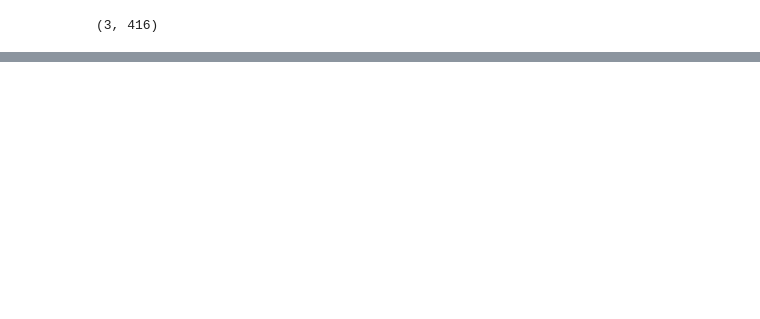
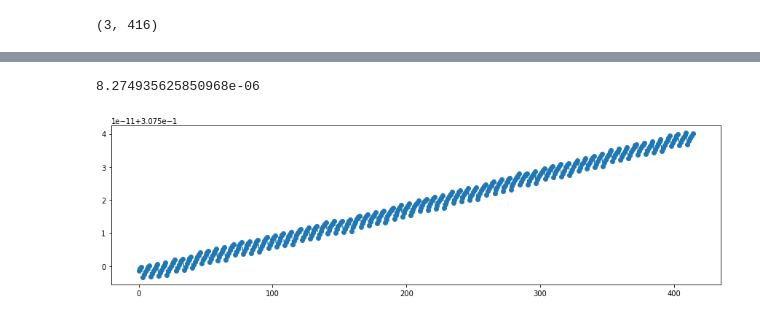
Before and after one commit to auduntre/FYS4150, a Jupyter notebook: Project 3/notebook/Mercury classical.ipynb, the cells around one changed output, grey strips where cells are left out. Cells and saved outputs as stored; diff of their text form; code cells hidden in the pictures; blank space fills up the shorter version.

```diff
--- a/Project 3/notebook/Mercury classical.ipynb
+++ b/Project 3/notebook/Mercury classical.ipynb
@@ -74,0 +77,8 @@ plt.show()
+# %%
+plt.figure(figsize=(15,4))
+plt.plot(peri_poss[0, :], "--o")
+
+(peri_poss[0, -1] - 0.3075) / arcsecond
+# %% [output]
+8.274935625850968e-06
+[figure, added]
```
Also changed, not shown: parts of 7 cells of this notebook, 15 other files.
